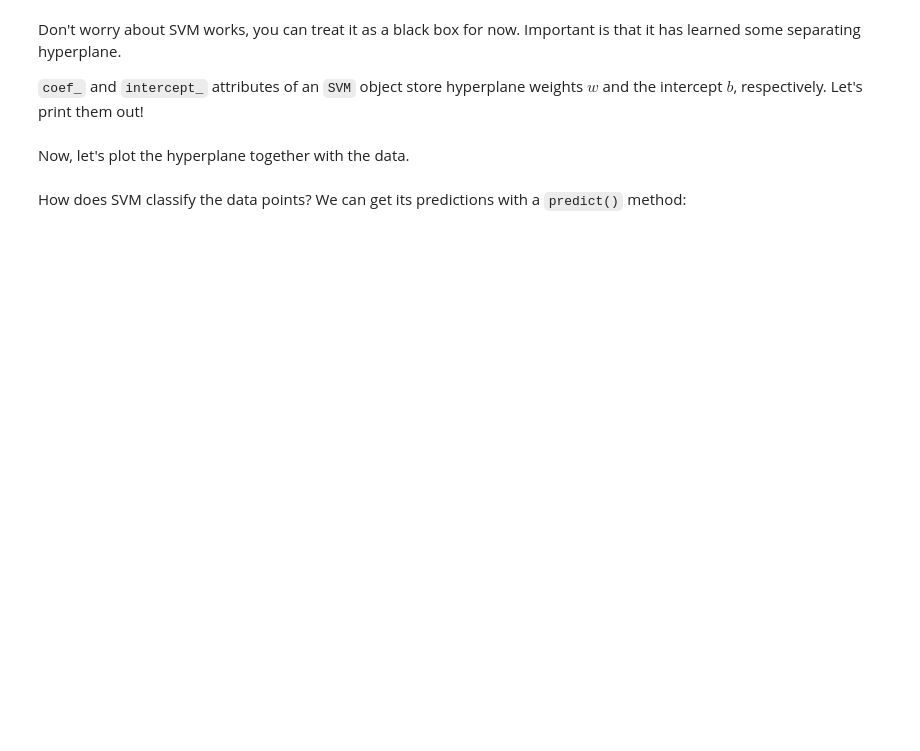
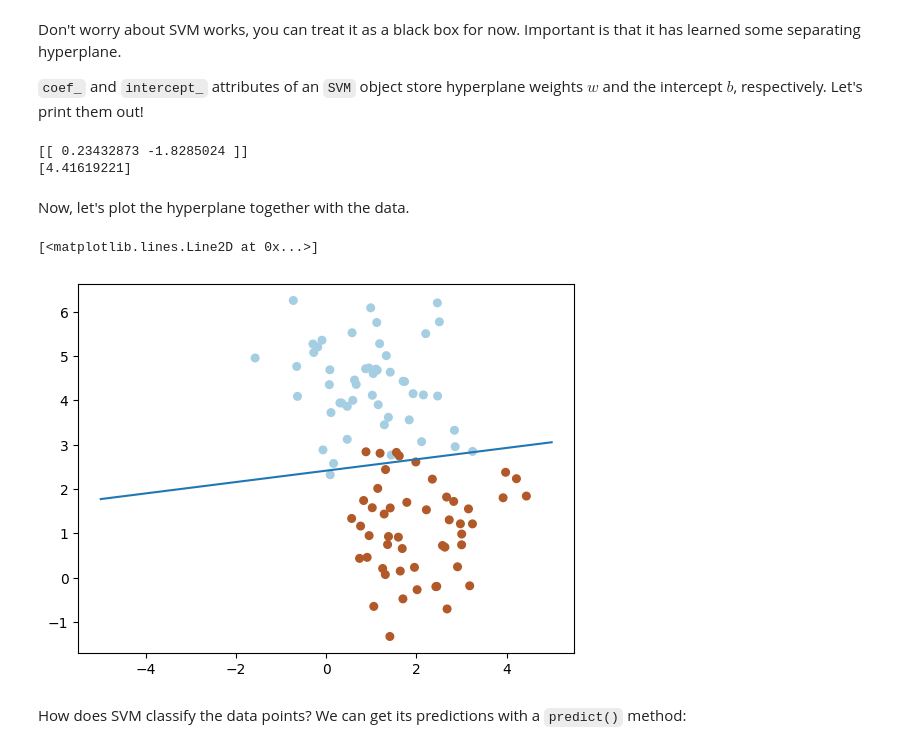
Before and after one commit to aaletov/math-basics-for-ai, a Jupyter notebook: solutions/msai23_session01_separating_hyperplane.ipynb, the cells around one changed output. Cells and saved outputs as stored; diff of their text form; code cells hidden in the pictures; blank space fills up the shorter version.

```diff
--- a/solutions/msai23_session01_separating_hyperplane.ipynb
+++ b/solutions/msai23_session01_separating_hyperplane.ipynb
@@ -30,11 +35,24 @@ Don't worry about SVM works, you can treat it as a black box for now. Important
 # %%
 # TODO: what is the equation defining the separating hyperplane
 # learned by SVM?
+print(svm.coef_)
+print(svm.intercept_)
+# %% [output]
+[[ 0.23432873 -1.8285024 ]]
+[4.41619221]
 # %% [markdown]
 Now, let's plot the hyperplane together with the data.
 # %%
 # TODO: plot the data points as shown above,
 # but this time add the separating hyperplane obtained by SVM
+plt.scatter(X[:, 0], X[:, 1], c=class_labels, s=30, cmap=plt.cm.Paired)
+x = np.linspace(-5, 5, 1000)
+w1, w2 = svm.coef_[0][0], svm.coef_[0][1]
+b = svm.intercept_
+plt.plot(x, (w1 / -w2) * x + b / -w2)
+# %% [output]
+[<matplotlib.lines.Line2D at 0x...>]
+[figure, added]
 # %% [markdown]
 How does SVM classify the data points? We can get its predictions with a `predict()` method:
 # %%
```
Also changed, not shown: parts of 5 cells of this notebook.
